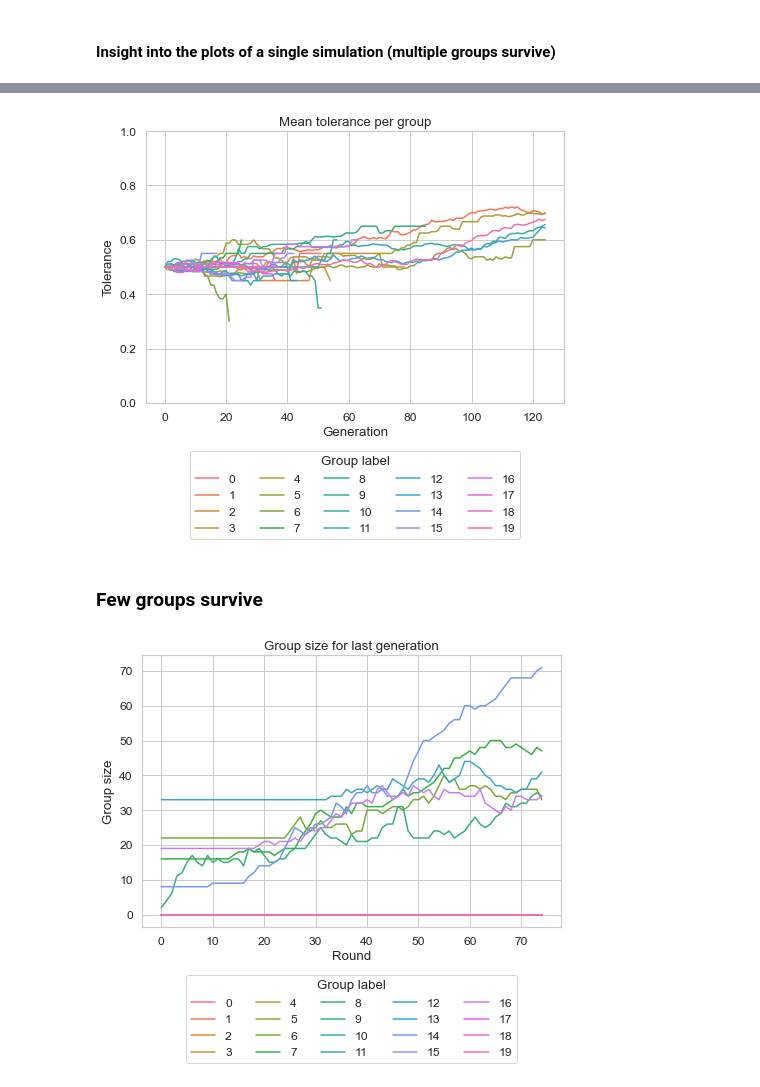
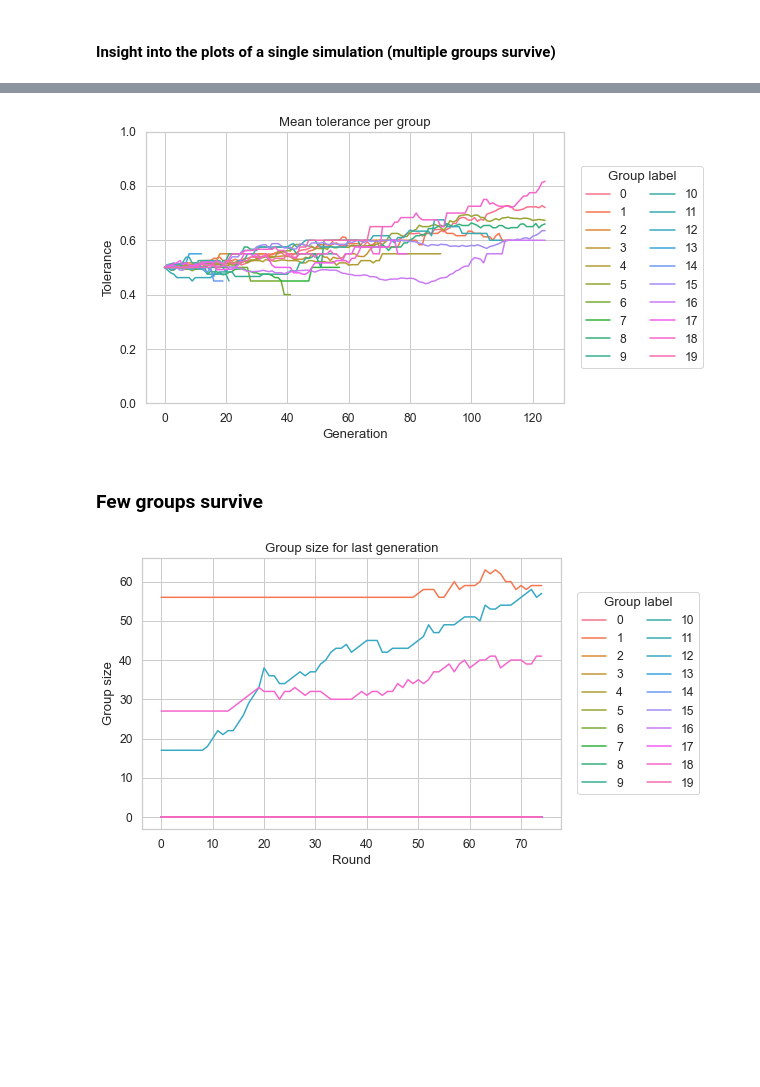
Before and after one commit to tomkouwenhoven/Master-Thesis, a Jupyter notebook: Sim_V2/gridsearch-plot.ipynb, the cells around one changed output, grey strips where cells are left out. Cells and saved outputs as stored; diff of their text form; code cells hidden in the pictures; blank space fills up the shorter version.

```diff
--- a/Sim_V2/gridsearch-plot.ipynb
+++ b/Sim_V2/gridsearch-plot.ipynb
@@ -13,12 +13,12 @@ from os.path import isfile, join
 from os import getcwd
 import scipy
 # %%
-SIMULATION = 19
-FEW_GROUPS_SIMULATION = 25
+MULTIPLE_GROUPS_SIMULATION = 5
+FEW_GROUPS_SIMULATION = 7
 # SIMULATION_SETTINGS = 'effectiveness-go-4-gr-5-social_agents-go-3-gr-1' #-- original
-# SIMULATION_SETTINGS = 'effectiveness-go-4-gr-5-social_agents-go-2-gr-2'
+SIMULATION_SETTINGS = 'effectiveness-go-4-gr-5-social_agents-go-2-gr-2'
 # SIMULATION_SETTINGS = 'effectiveness-go-5-gr-5-social_agents-go-2-gr-2'
-SIMULATION_SETTINGS = 'effectiveness-go-5-gr-5-social_agents-go-3-gr-1'
+# SIMULATION_SETTINGS = 'effectiveness-go-5-gr-5-social_agents-go-3-gr-1'
 # SIMULATION_SETTINGS = 'effectiveness-go-1-gr-5-social_agents-go-2-gr-2'
 # %%
 path = getcwd()
@@ -201,8 +201,8 @@ phenotype_df
 # %% [markdown]
 ## Plotting
 # %%
-sns.set(font_scale=1.1)
-sns.set_style("whitegrid")
+sns.set(font_scale=1.1, style='whitegrid', font='Roboto')
+# sns.set_style("whitegrid", font='Helvetica Neue')
 sns.color_palette("tab20")
 # sns.set_context("paper")
 # %% [output]
@@ -299,4 +365,7 @@ plt.savefig(os.path.join(new_plot_path, "phenotypes_per_sim.png"),
 # %% [markdown]
 #### Insight into the plots of a single simulation (multiple groups survive)
+# %%
+# MULTIPLE_GROUPS_SIMULATION = 16
+MULTIPLE_GROUPS_SIMULATION = 17
 # %%
 fig, ax = plt.subplots(figsize=(7.5, 5))
@@ -346,19 +423,22 @@ plt.savefig(os.path.join(new_plot_path, "last_gen_gossip_probability_multiple.pn
 # %%
 fig, ax = plt.subplots(figsize=(7.5, 5))
-temp_sim_df = all_sims_groups_dfs.loc[all_sims_groups_dfs['Simulation'] == SIMULATION]
+temp_sim_df = all_sims_groups_dfs.loc[all_sims_groups_dfs['Simulation'] == MULTIPLE_GROUPS_SIMULATION]
 sns.lineplot(data=temp_sim_df, x='Generation', y='Tolerance', hue='Group label')
 plt.ylim(0,1)
 plt.title('Mean tolerance per group')
 
 handles, labels = ax.get_legend_handles_labels()
-legend = plt.legend(handles=handles, labels=labels, loc='lower center', bbox_to_anchor=(0.5, -0.5), ncol=5, borderaxespad=0., title="Group label")
+# legend = plt.legend(handles=handles, labels=labels, loc='lower center', bbox_to_anchor=(0.5, -0.5), ncol=5, borderaxespad=0., title="Group label")
+legend = plt.legend(handles=handles, labels=labels, loc='center left', bbox_to_anchor=(1.04, 0.5), ncol=2, borderaxespad=0., title='Group label')
 
 plt.savefig(os.path.join(new_plot_path, "last_gen_tolerance_multiple.png"),
             dpi=300,
             format='png',
-            bbox_inches='tight')
+            bbox_inches='tight',
+            facecolor='white',
+            transparent=False)
 # %% [output]
-[figure, old version]
+[figure, new version]
 # %% [markdown]
 ### Few groups survive
 # %%
@@ -368,13 +448,17 @@ plt.title('Group size for last generation')
 
 handles, labels = ax.get_legend_handles_labels()
 # legend = plt.legend(handles=handles, labels=labels, bbox_to_anchor=(1.05, 1), loc=2, borderaxespad=0., ncol=2, title="Group label")
-legend = plt.legend(handles=handles, labels=labels, loc='lower center', bbox_to_anchor=(0.5, -0.5), ncol=5, borderaxespad=0., title="Group label")
+# legend = plt.legend(handles=handles, labels=labels, loc='lower center', bbox_to_anchor=(0.5, -0.5), ncol=5, borderaxespad=0., title="Group label")
+legend = plt.legend(handles=handles, labels=labels, loc='center left', bbox_to_anchor=(1.04, 0.5), ncol=2, borderaxespad=0., title='Group label')
+
 plt.savefig(os.path.join(new_plot_path, "last_gen_groupsize_few.png"),
             dpi=300,
             format='png',
-            bbox_inches='tight')
+            bbox_inches='tight',
+            facecolor='white',
+            transparent=False)
 # %% [output]
-[figure, old version]
+[figure, new version]
 # %%
 fig, ax = plt.subplots(figsize=(7.5, 5))
 temp_sim_df = all_sims_groups_dfs.loc[all_sims_groups_dfs['Simulation'] == FEW_GROUPS_SIMULATION]
```
Also changed, not shown: parts of 21 cells of this notebook, 5 other files.
